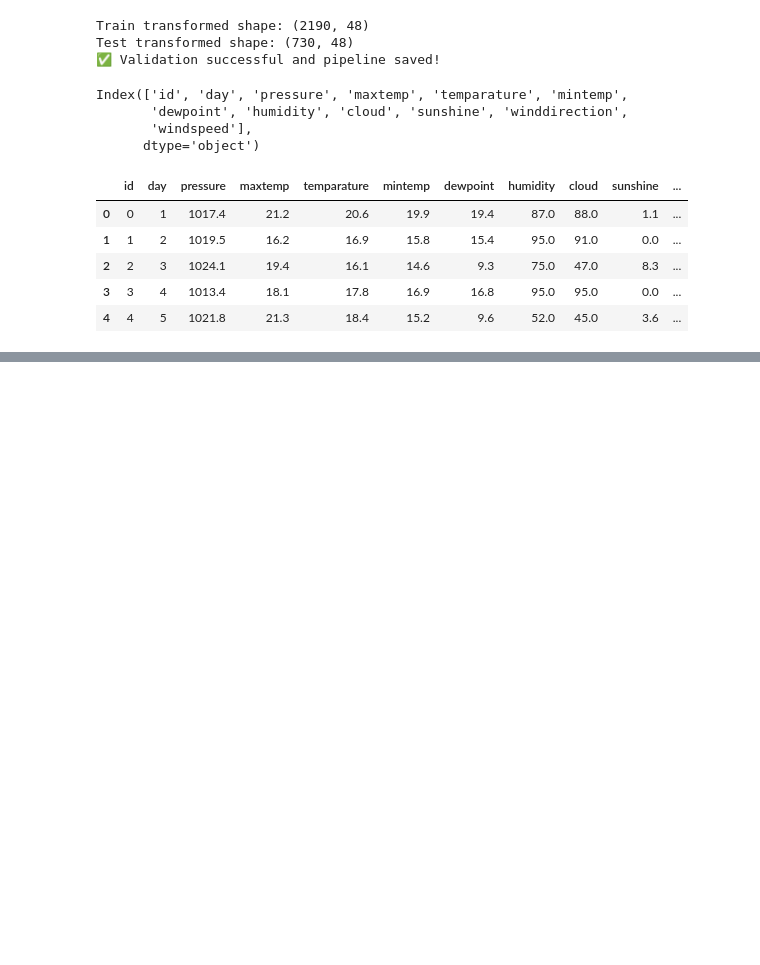
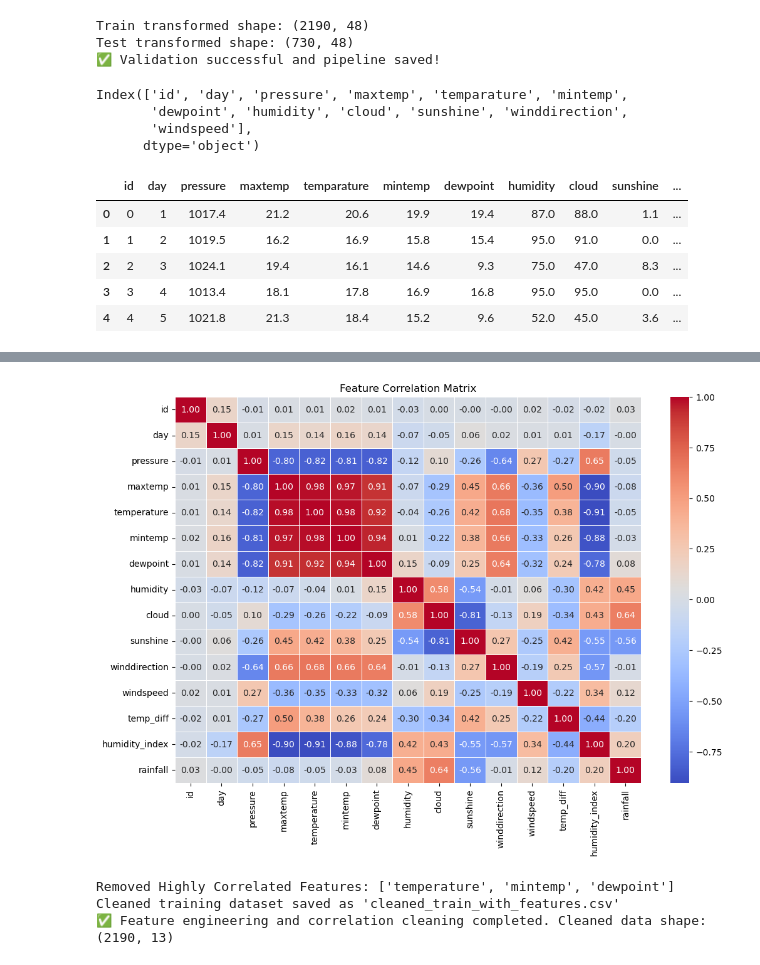
Before and after one commit to Seryabiz/PHASE_5_CAPSTONE_PROJECT, a Jupyter notebook: Notebooks/Alfred.ipynb, the cells around one changed output, grey strips where cells are left out. Drawn from its saved outputs; the diff is of its cells as text; code cells hidden in the pictures; blank space fills up the shorter version.

```diff
--- a/Notebooks/Alfred.ipynb
+++ b/Notebooks/Alfred.ipynb
@@ -467,0 +263,36 @@ TypeError: __init__() got an unexpected keyword argument 'base_estimator'
+# %%
+
+
+import pandas as pd
+from Feature_Engineering import build_feature_engineering_pipeline, plot_correlation_matrix, drop_highly_correlated_features
+
+# 1. Load data
+df_train = pd.read_csv('../Data/train.csv')
+
+# 2. Separate target and drop before feature engineering
+target = df_train['rainfall']
+df_train.drop(columns=['rainfall'], inplace=True)
+
+# 3. Define columns where outliers need to be capped
+columns_to_cap = ['windspeed', 'temperature']
+
+# 4. Build and apply feature engineering pipeline
+feature_pipeline = build_feature_engineering_pipeline(columns_to_cap)
+df_train_engineered = feature_pipeline.fit_transform(df_train)
+
+# 5. Add back target for correlation check
+df_train_engineered['rainfall'] = target
+
+# 6. Plot correlation matrix
+plot_correlation_matrix(df_train_engineered)
+
+# 7. Drop highly correlated features and save
+df_cleaned = drop_highly_correlated_features(df_train_engineered, threshold=0.85, save_path='cleaned_train_with_features.csv')
+
+# 8. Check results
+print(f"✅ Feature engineering and correlation cleaning completed. Cleaned data shape: {df_cleaned.shape}")
+# %% [output]
+[figure, added]
+Removed Highly Correlated Features: ['temperature', 'mintemp', 'dewpoint']
+Cleaned training dataset saved as 'cleaned_train_with_features.csv'
+✅ Feature engineering and correlation cleaning completed. Cleaned data shape: (2190, 13)
```
Also changed, not shown: parts of 11 cells of this notebook, 11 other files.
